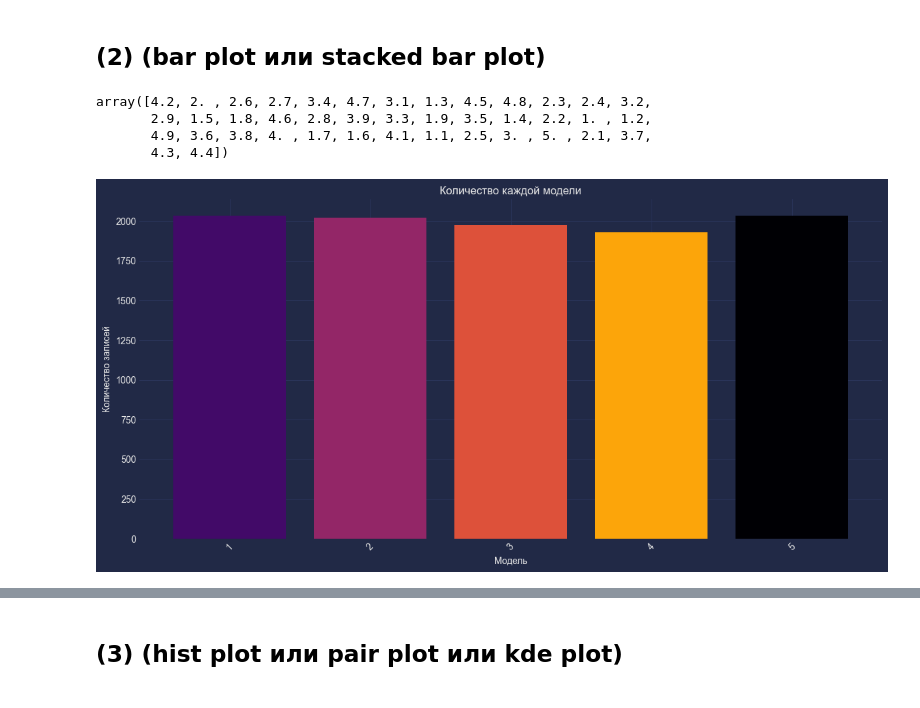
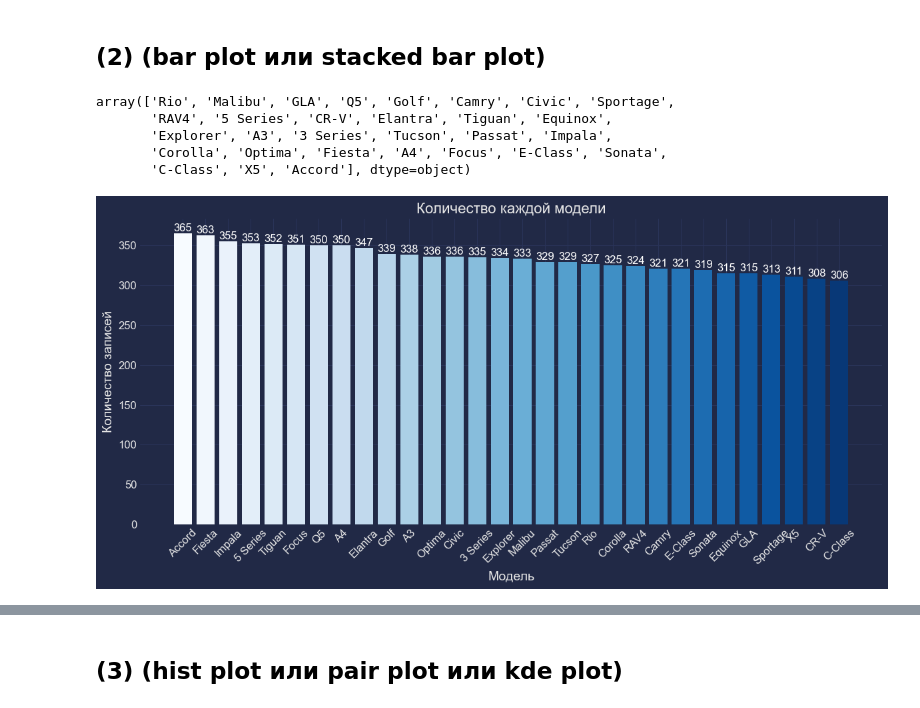
Before and after one commit to gal0chka/beautiful-EDA, a Jupyter notebook: notebook_homework.ipynb, the cells around one changed output, grey strips where cells are left out. Saved outputs shown, nothing was run; the diff lists cells and outputs as text; code cells hidden in the pictures.

```diff
--- a/notebook_homework.ipynb
+++ b/notebook_homework.ipynb
@@ -132,31 +131,44 @@ plt.show()
 # %% [markdown]
 ## (2) (bar plot или stacked bar plot)
 # %%
-data["Engine_Size"].unique()
+data["Model"].unique()
 # %% [output]
-array([4.2, 2. , 2.6, 2.7, 3.4, 4.7, 3.1, 1.3, 4.5, 4.8, 2.3, 2.4, 3.2,
-       2.9, 1.5, 1.8, 4.6, 2.8, 3.9, 3.3, 1.9, 3.5, 1.4, 2.2, 1. , 1.2,
-       4.9, 3.6, 3.8, 4. , 1.7, 1.6, 4.1, 1.1, 2.5, 3. , 5. , 2.1, 3.7,
-       4.3, 4.4])
+array(['Rio', 'Malibu', 'GLA', 'Q5', 'Golf', 'Camry', 'Civic', 'Sportage',
+       'RAV4', '5 Series', 'CR-V', 'Elantra', 'Tiguan', 'Equinox',
+       'Explorer', 'A3', '3 Series', 'Tucson', 'Passat', 'Impala',
+       'Corolla', 'Optima', 'Fiesta', 'A4', 'Focus', 'E-Class', 'Sonata',
+       'C-Class', 'X5', 'Accord'], dtype=object)
 # %%
-model_counts = data["Owner_Count"].value_counts()
+model_counts = data["Model"].value_counts()
 categories = model_counts.index.tolist()
 values = model_counts.values
-cmap = plt.get_cmap('inferno')
+cmap = plt.get_cmap('Blues')
 norm = plt.Normalize(0, len(categories))
 colors = [cmap(norm(i)) for i in range(len(categories))]
 plt.figure(figsize=(12, 6))
 bars = plt.bar(categories, values, color=colors, zorder=2)
-plt.title('Количество каждой модели')
-plt.xlabel('Модель')
-plt.ylabel('Количество записей')
-plt.xticks(rotation=45)
+for bar in bars:
+    height = bar.get_height()
+    plt.text(
+        bar.get_x() + bar.get_width() / 2,
+        height,
+        f'{int(height)}',
+        ha='center',
+        va='bottom',
+        fontsize=12,
+        color='white'
+    )
+plt.title('Количество каждой модели', fontsize=16)
+plt.xlabel('Модель', fontsize=14)
+plt.ylabel('Количество записей', fontsize=14)
+plt.xticks(rotation=45, fontsize=12)
+plt.yticks(fontsize=12)
 plt.tight_layout()
+plt.savefig(
+    os.path.join(path_to_save_images, f'{image_name_prefix}_image_2.png')
+)
+
 plt.show()
-
-# plt.savefig(
-#     os.path.join(path_to_save_images, f'{image_name_prefix}_image_2.png')
-# )
 # %% [output]
-[figure, old version]
+[figure, new version]
 # %% [markdown]
```
Also changed, not shown: parts of 11 cells of this notebook.
